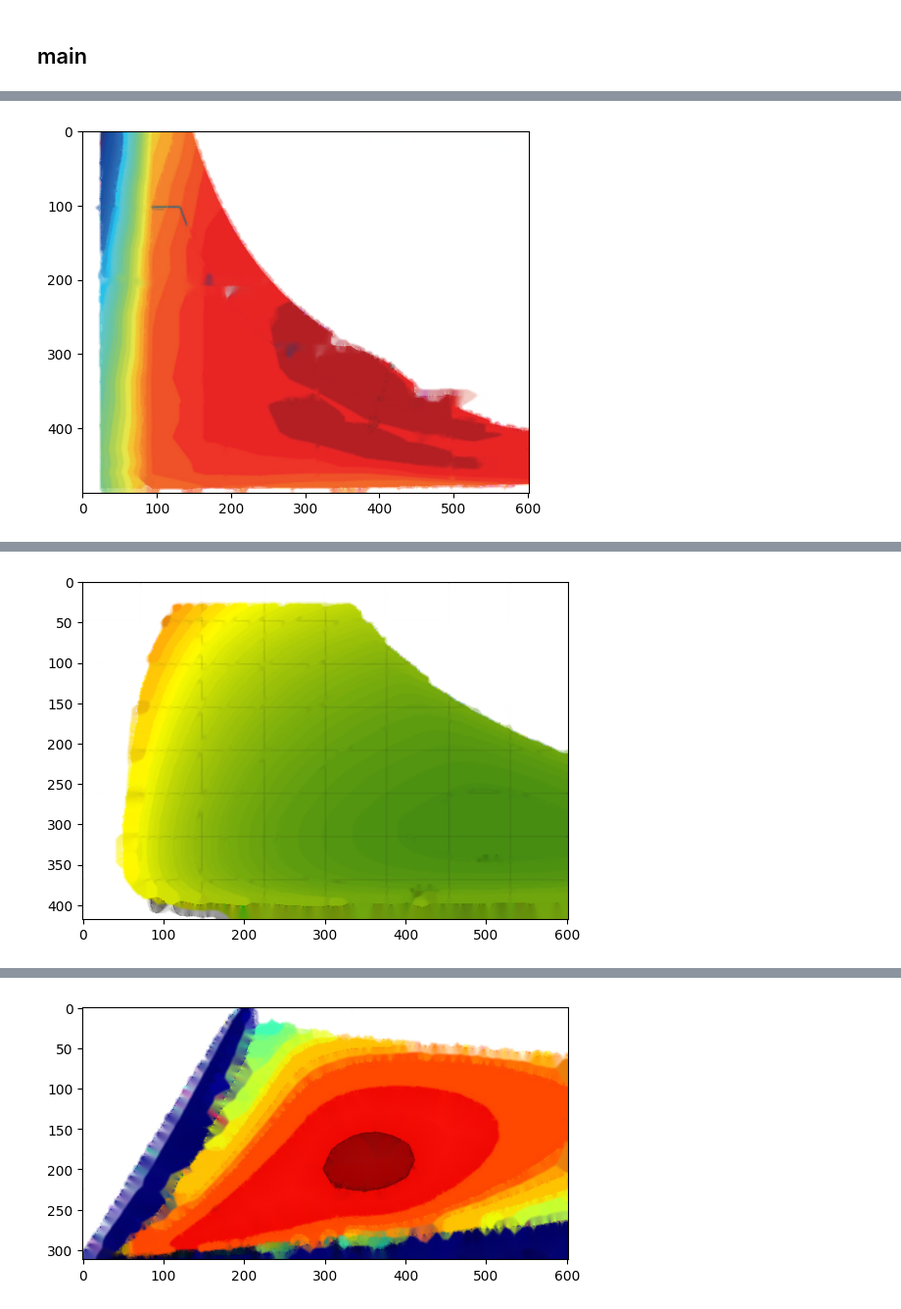
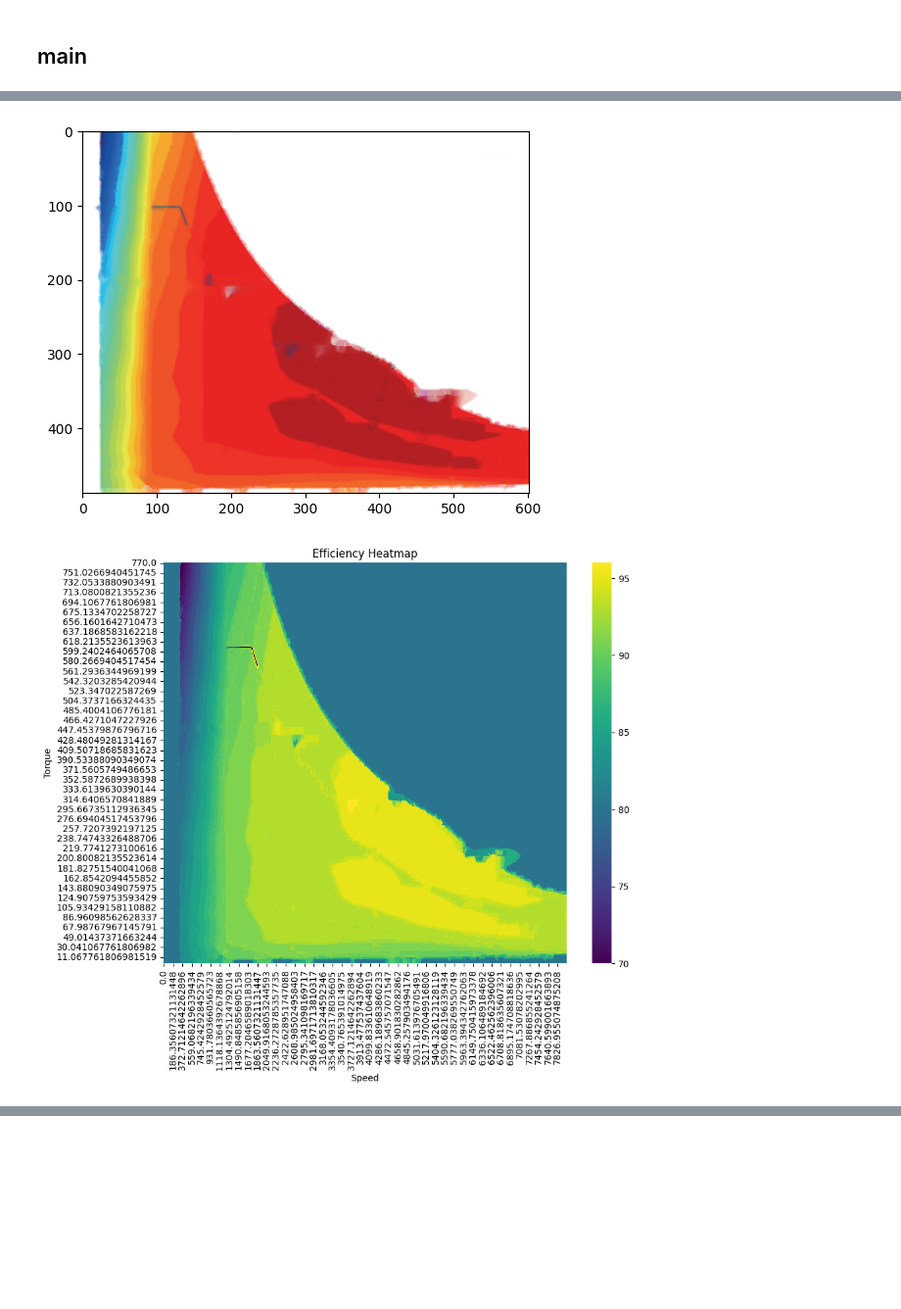
Before and after one commit to BenStevensPS/graph-digitizer, a Jupyter notebook: poc.ipynb, the cells around one changed output, grey strips where cells are left out. Shown at 98% size. Cells and saved outputs as stored; diff of their text form; code cells hidden in the pictures; blank space fills up the shorter version.

```diff
--- a/poc.ipynb
+++ b/poc.ipynb
@@ -18,9 +20,8 @@ def get_metadata(ID):
 - get distinct grayscale value of the scale
 # %%
 def get_scale(ID, metadata):
-
     scale_image = Image.open(os.path.join('inputs\scales', ID +'.png'))
-
+    scale_image = scale_image.convert("RGB")
     gs_scale_image = scale_image.convert("L")
     grayscale_array = np.array(gs_scale_image)
     array = np.array([x[0] for x in grayscale_array])
@@ -40,12 +41,13 @@ def get_scale(ID, metadata):
 
     scale_items = scale.shape[0]
     scale_fidelity = scale_range / scale_items
-    z_values = np.arange(1, scale_items + 1) * scale_fidelity
+    z_values = (np.arange(1, scale_items + 1) * scale_fidelity) + sl
+    z_values = z_values[::-1] # invert as is from large to small in scale
     z_values_df = pd.DataFrame(z_values, columns=['z'])
     scale_df = pd.DataFrame(scale, columns=['r', 'g', 'b'])
     scale_df = scale_df.join(z_values_df)
     scale_df = (scale_df.groupby(['r','g','b']).agg(z_mean=('z', 'mean'))).reset_index()
-    scale = scale_df.to_numpy()
+    scale = scale_df.values.astype(np.uint8)
 
     return scale, grayscale
 # %% [markdown]
@@ -157,14 +230,14 @@ def preprocess(ID):
     em = infill_text(ID)
     nolines = infill_lines(em)
     processed_img = infill_not_in_scale(nolines, grayscale)
-
-    return processed_img
+    plt.show()
+    plt.imshow(processed_img)
+    efficiency_lookup_df = efficiency_lookup(processed_img, scale)
+    efficiency_heatmap(efficiency_lookup_df)
 # %%
 IDS = ['HDSRM300', 'YASA_P400', '180-100-009']
 for ID in IDS:
-    plt.show()
-    processed_img = preprocess(ID)
-    plt.imshow(processed_img)
+    preprocess(ID)
 # %% [output]
 Looking for C:\Users\benst\.keras-ocr\craft_mlt_25k.h5
 Looking for C:\Users\benst\.keras-ocr\crnn_kurapan.h5
@@ -173,3 +246,4 @@ Looking for C:\Users\benst\.keras-ocr\crnn_kurapan.h5
 [figure]
+[figure, new version]
 Looking for C:\Users\benst\.keras-ocr\craft_mlt_25k.h5
 Looking for C:\Users\benst\.keras-ocr\crnn_kurapan.h5
@@ -178 +251,0 @@ Looking for C:\Users\benst\.keras-ocr\crnn_kurapan.h5
-[figure, old version]
@@ -182 +256,0 @@ Looking for C:\Users\benst\.keras-ocr\crnn_kurapan.h5
-[figure, old version]
```
Also changed, not shown: parts of 17 cells of this notebook, 3 other files.
